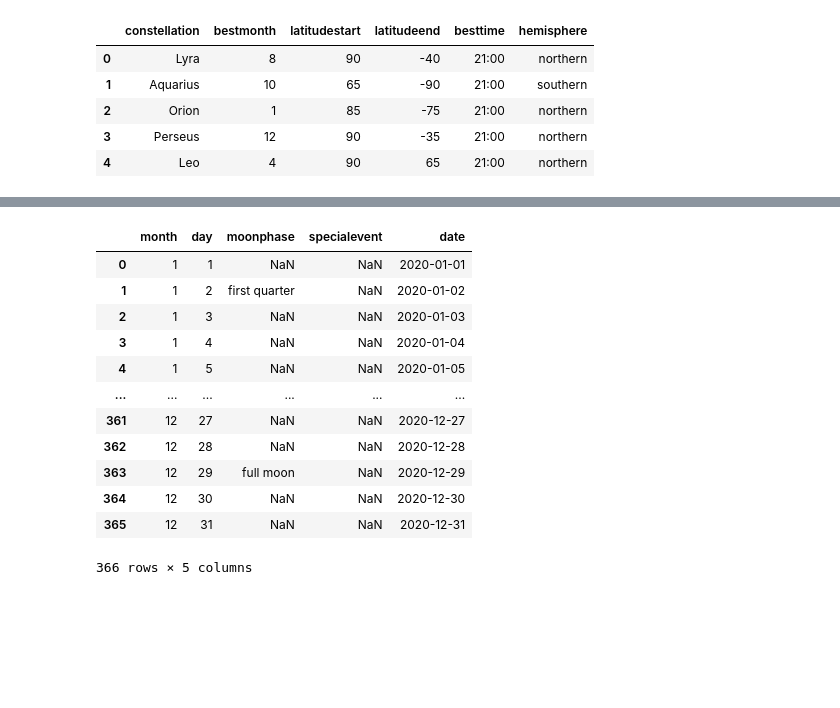
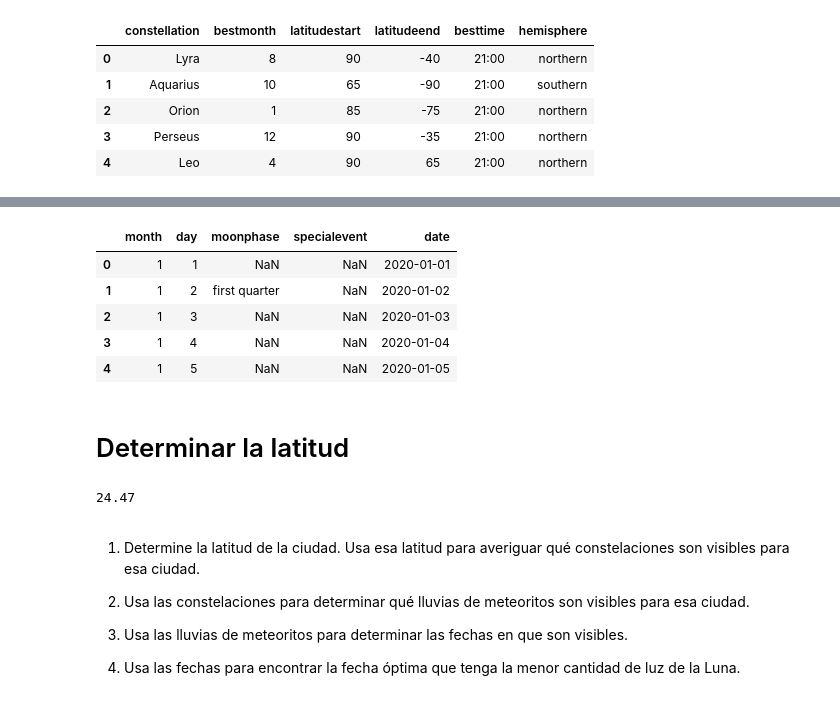
Before and after one commit to JohnAlexGuerrero/over-the-moon, a Jupyter notebook: meteor showers/meteor showers.ipynb, the cells around one changed output, grey strips where cells are left out. Saved outputs shown, nothing was run; the diff lists cells and outputs as text; code cells hidden in the pictures; blank space fills up the shorter version.

```diff
--- a/meteor showers/meteor showers.ipynb
+++ b/meteor showers/meteor showers.ipynb
@@ -171,18 +171,13 @@ meteor_showers
 # %%
 moon_phases['date'] = pd.to_datetime(2020*10000+moon_phases.month*100+moon_phases.day,format='%Y%m%d')
 # %%
-moon_phases
+moon_phases.head()
 # %% [output]
 |  | month | day | moonphase | specialevent | date |
 | 0 | 1 | 1 | NaN | NaN | 2020-01-01 |
 | 1 | 1 | 2 | first quarter | NaN | 2020-01-02 |
 | 2 | 1 | 3 | NaN | NaN | 2020-01-03 |
 | 3 | 1 | 4 | NaN | NaN | 2020-01-04 |
 | 4 | 1 | 5 | NaN | NaN | 2020-01-05 |
-| ... | ... | ... | ... | ... | ... |
-| 361 | 12 | 27 | NaN | NaN | 2020-12-27 |
-| 362 | 12 | 28 | NaN | NaN | 2020-12-28 |
-| 363 | 12 | 29 | full moon | NaN | 2020-12-29 |
-| 364 | 12 | 30 | NaN | NaN | 2020-12-30 |
-| 365 | 12 | 31 | NaN | NaN | 2020-12-31 |
-366 rows × 5 columns
+# %% [markdown]
+# Determinar la latitud
@@ -188,0 +191,13 @@ moon_phases
+# %%
+latitude_city
+# %% [output]
+24.47
+# %% [markdown]
+1. Determine la latitud de la ciudad.
+    Usa esa latitud para averiguar qué constelaciones son visibles para esa ciudad.
+
+2. Usa las constelaciones para determinar qué lluvias de meteoritos son visibles para esa ciudad.
+
+3. Usa las lluvias de meteoritos para determinar las fechas en que son visibles.
+
+4. Usa las fechas para encontrar la fecha óptima que tenga la menor cantidad de luz de la Luna.
```
Also changed, not shown: parts of 11 cells of this notebook.
